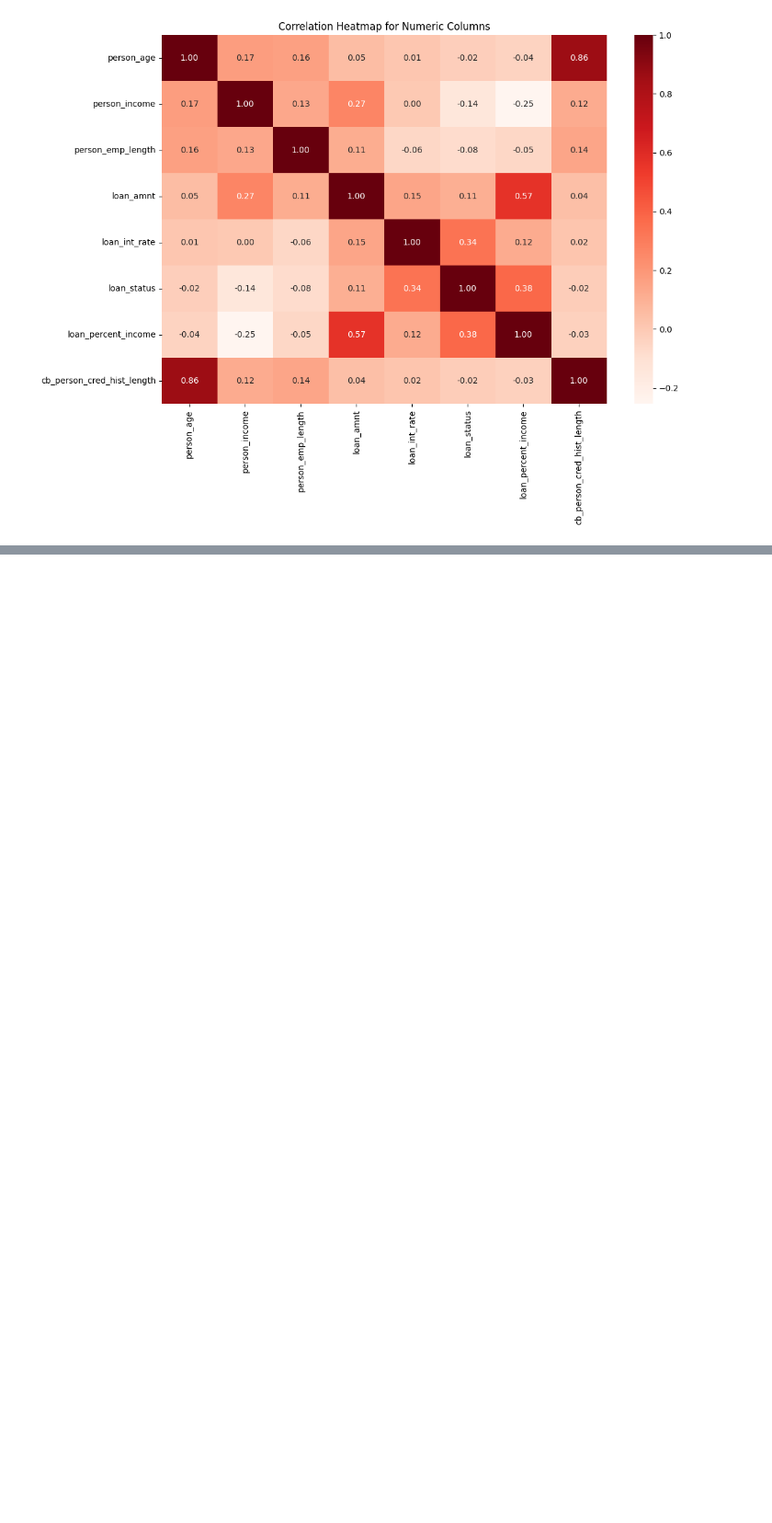
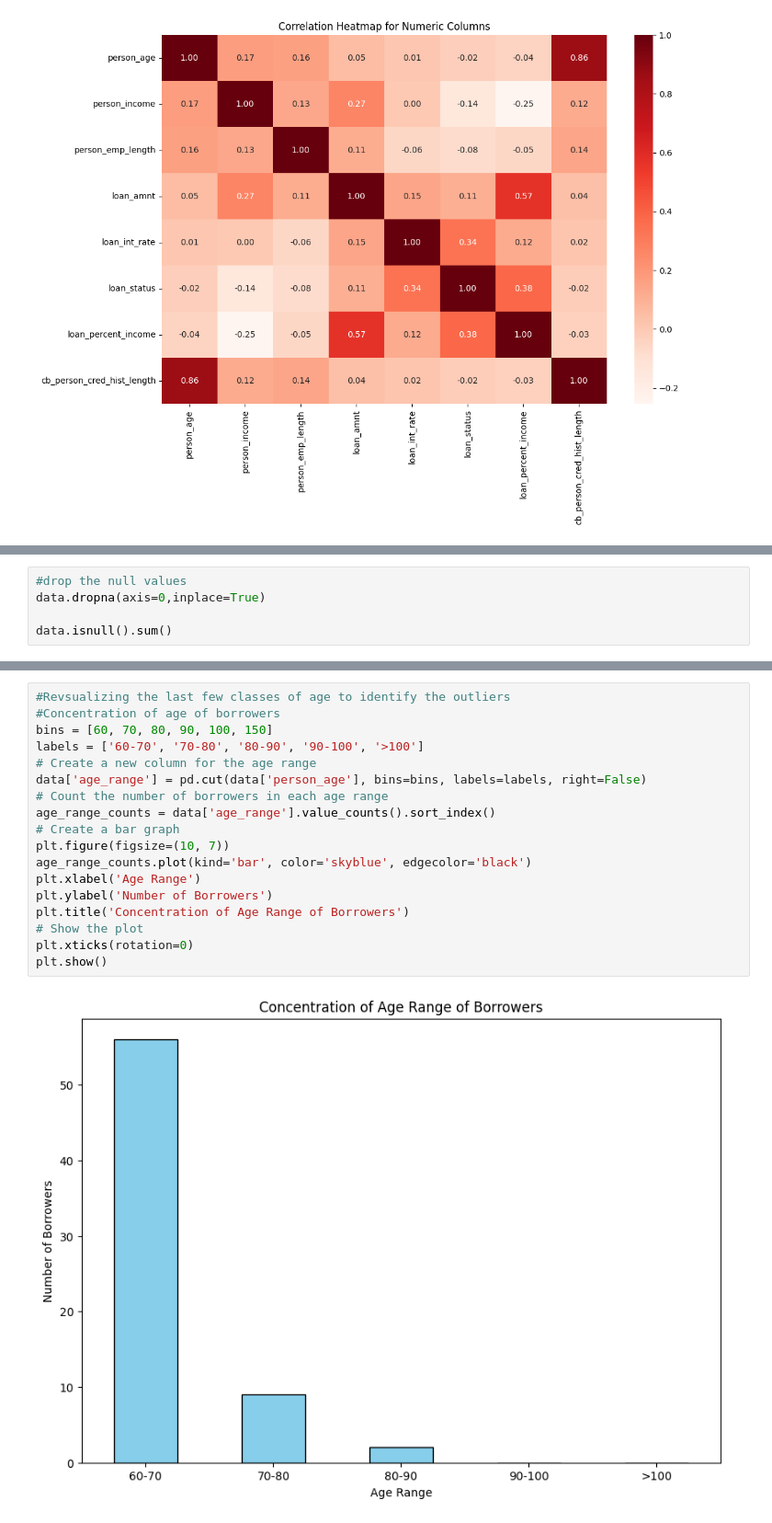
Before and after one commit to Oishi151/Credit-Risk-Evaluation, a Jupyter notebook: Code.ipynb, the cells around one changed output, grey strips where cells are left out. Shown at 92% size. Drawn from its saved outputs; the diff is of its cells as text; blank space fills up the shorter version.

```diff
--- a/Code.ipynb
+++ b/Code.ipynb
@@ -216,0 +236,5 @@ plt.show()
+# %%
+#drop the null values
+data.dropna(axis=0,inplace=True)
+
+data.isnull().sum()
@@ -216,0 +266,20 @@ plt.show()
+# %%
+#Revsualizing the last few classes of age to identify the outliers
+#Concentration of age of borrowers
+bins = [60, 70, 80, 90, 100, 150]
+labels = ['60-70', '70-80', '80-90', '90-100', '>100']
+# Create a new column for the age range
+data['age_range'] = pd.cut(data['person_age'], bins=bins, labels=labels, right=False)
+# Count the number of borrowers in each age range
+age_range_counts = data['age_range'].value_counts().sort_index()
+# Create a bar graph
+plt.figure(figsize=(10, 7))
+age_range_counts.plot(kind='bar', color='skyblue', edgecolor='black')
+plt.xlabel('Age Range')
+plt.ylabel('Number of Borrowers')
+plt.title('Concentration of Age Range of Borrowers')
+# Show the plot
+plt.xticks(rotation=0)
+plt.show()
+# %% [output]
+[figure, added]
```
Also changed, not shown: parts of 6 cells of this notebook.
